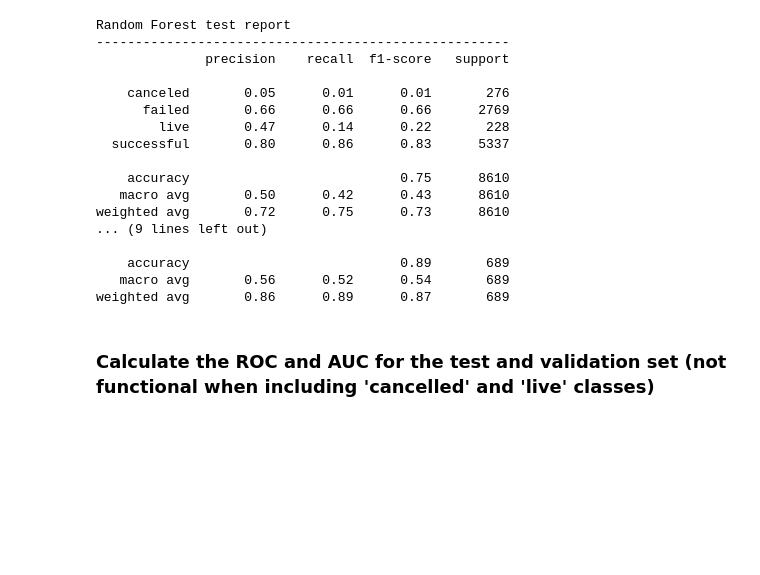
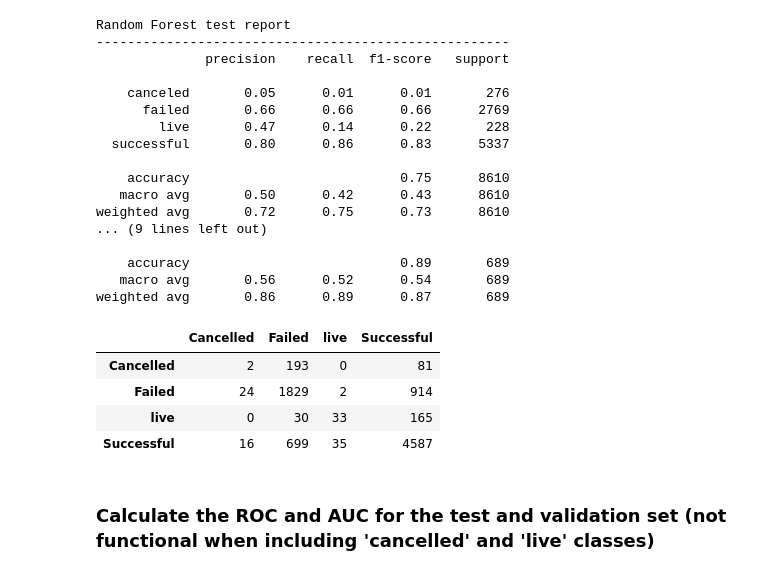
Before and after one commit to yeewaifatt/Project-2---Predicting-Crowdfunding-Outcomes, a Jupyter notebook: random_forest_model.ipynb, the cells around one changed output. Cells and saved outputs as stored; diff of their text form; code cells hidden in the pictures; blank space fills up the shorter version.

```diff
--- a/random_forest_model.ipynb
+++ b/random_forest_model.ipynb
@@ -327,8 +327,14 @@ weighted avg       0.86      0.89      0.87       689
 # %%
 # view confusion matrix (0=failed, 1=success)
 cm = pd.DataFrame(confusion_matrix(y_test_decoded, predictions_decoded), index=['Cancelled','Failed', 'live', 'Successful'], columns=['Cancelled','Failed', 'live', 'Successful'])
 val_cm = pd.DataFrame(confusion_matrix(y_val_decoded, validation_predictions_decoded), index=['Cancelled','Failed', 'live', 'Successful'], columns=['Cancelled','Failed', 'live', 'Successful'])
-val_cm
+cm
+# %% [output]
+|  | Cancelled | Failed | live | Successful |
+| Cancelled | 2 | 193 | 0 | 81 |
+| Failed | 24 | 1829 | 2 | 914 |
+| live | 0 | 30 | 33 | 165 |
+| Successful | 16 | 699 | 35 | 4587 |
 # %% [markdown]
 ### Calculate the ROC and AUC for the test and validation set (not functional when including 'cancelled' and 'live' classes)
 # %%
```
Also changed, not shown: 4 other files.
